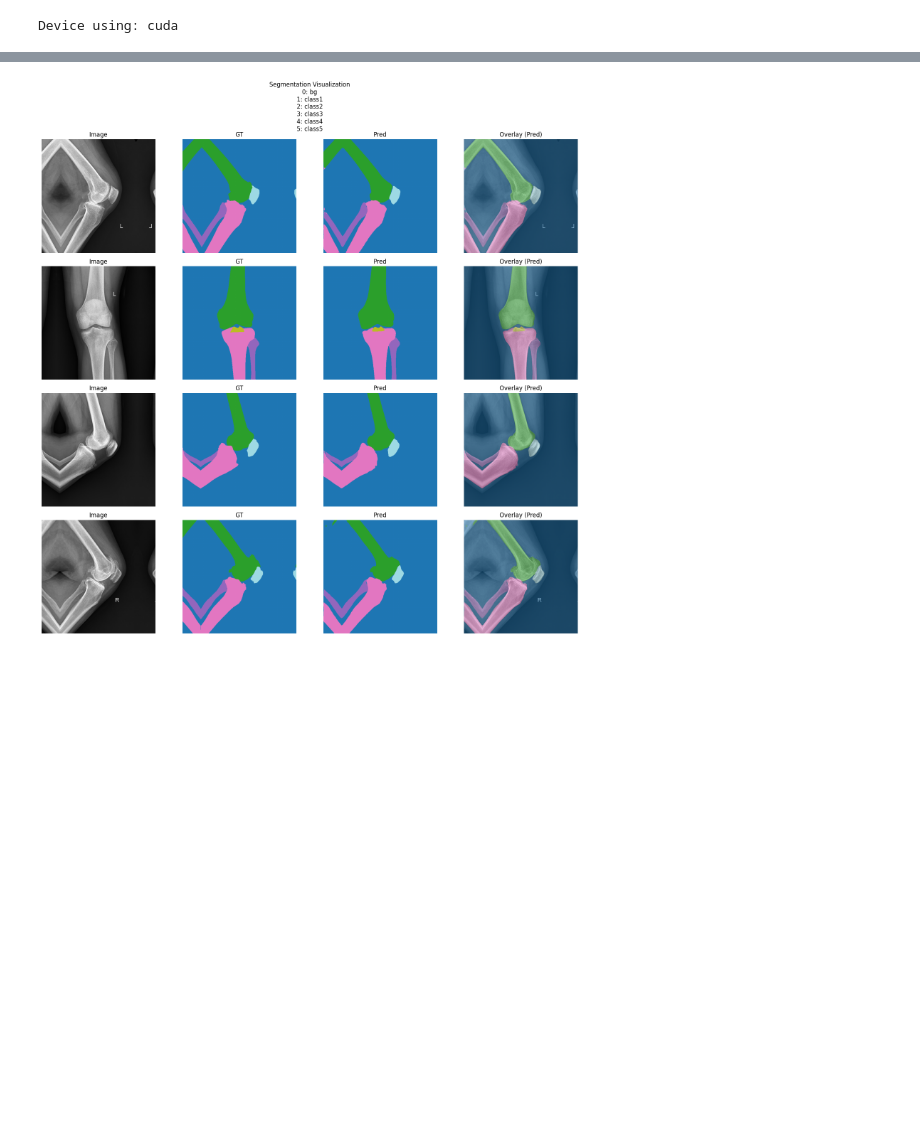
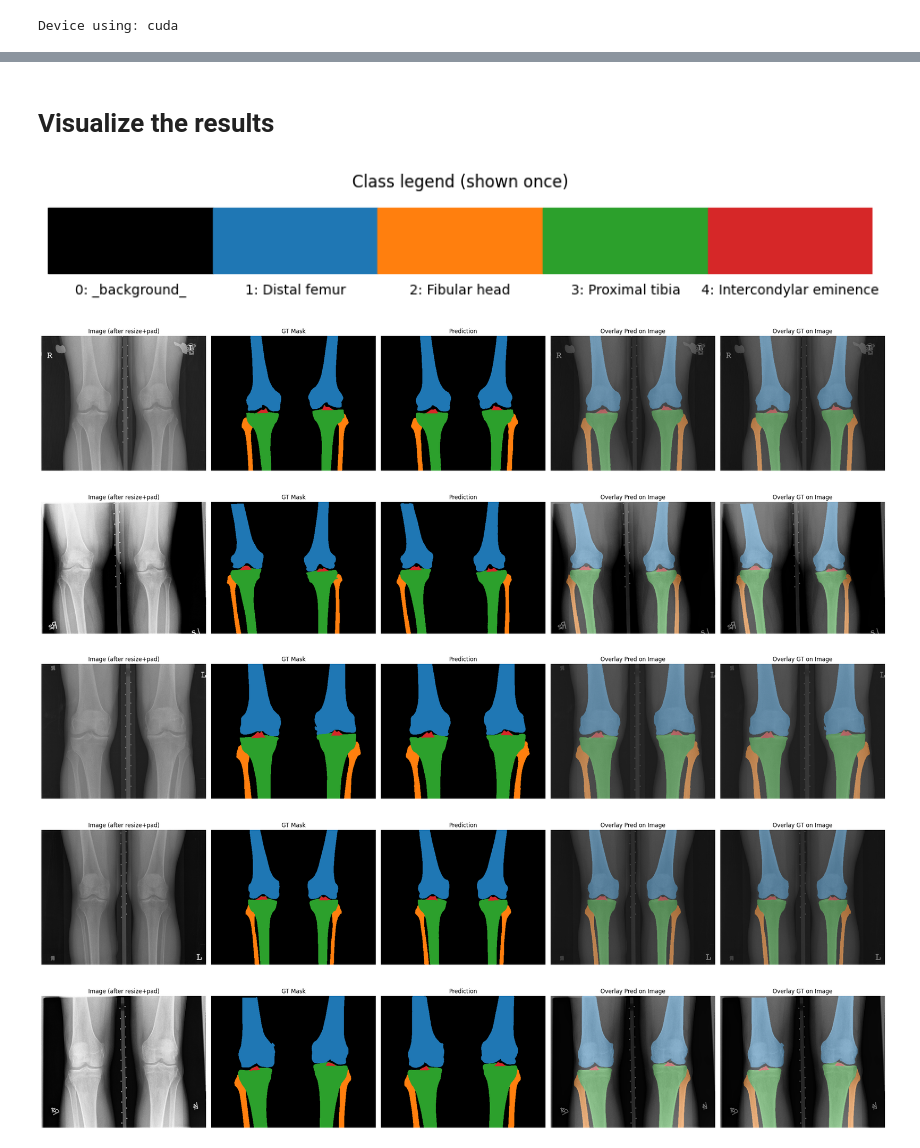
Before and after one commit to ducnguyentrungai/Knee-X-ray-Anatomy-Segmentation, a Jupyter notebook: src/knee-x-ray-segmentation-using-unet-model.ipynb, the cells around one changed output, grey strips where cells are left out. Saved outputs shown, nothing was run; the diff lists cells and outputs as text; code cells hidden in the pictures; blank space fills up the shorter version.

Commit message:
update code unet

```diff
--- a/src/knee-x-ray-segmentation-using-unet-model.ipynb
+++ b/src/knee-x-ray-segmentation-using-unet-model.ipynb
@@ -95,6 +140,8 @@ test_transform = A.Compose([
 # %%
 train_set = KneeDataset(train_path, train_transform)
+val_set   = KneeDataset(val_path, test_transform)
 test_set  = KneeDataset(test_path, test_transform)
 
-train_loader = DataLoader(train_set, batch_size=32, shuffle=True, num_workers=2)
-test_loader  = DataLoader(test_set, batch_size=32,shuffle=False, num_workers=2)
+train_loader = DataLoader(train_set, batch_size=8, shuffle=True, num_workers=2,  drop_last=True)
+val_loader   = DataLoader(val_set, batch_size=8, shuffle=False, num_workers=2)
+test_loader  = DataLoader(test_set, batch_size=8,shuffle=False, num_workers=2)
@@ -659,11 +967,8 @@ def evaluate_best_checkpoint_on_test(
 # %%
-class_names = ["bg", "class1", "class2", "class3", "class4", "class5"]
-
 res = evaluate_best_checkpoint_on_test(
     model=model,
     checkpoint_path="/kaggle/working/best_unet_knee.pt",
     test_loader=test_loader,
-    num_classes=6,
     device=device,
     class_names=class_names,
     include_background=False,
@@ -851,17 +991,2 @@ def visualize_predictions(
-# %%
-device = torch.device("cuda" if torch.cuda.is_available() else "cpu")
-class_names = ["bg", "class1", "class2", "class3", "class4", "class5"]
-
-visualize_predictions(
-    model=model,
-    loader=test_loader,                   # hoặc val_loader
-    device=device,
-    num_classes=6,
-    class_names=class_names,
-    checkpoint_path="/kaggle/working/best_unet_knee.pt",  # load best
-    max_samples=4,
-    alpha=0.5,
-    save_path=None,             # optional
-)
-# %% [output]
-[figure, removed]
+# %% [markdown]
+# Visualize the results
@@ -867,0 +1153,28 @@ visualize_predictions(
+# %%
+CLASS_BGR = [
+    (0,0,0),
+    (180,119,31),
+    (14,127,255),
+    (44,160,44),
+    (40,39,214),
+    # (189,103,148),
+]
+visualize_segmentation_oai_style(
+    model=model,
+    loader=test_loader,
+    device=device,
+    CLASS_BGR=CLASS_BGR,
+    class_names=class_names,
+    max_samples=5,
+    alpha=0.45,
+    crop_unpad=True,
+    show_gt_overlay=True,
+    show_legend_once=True,   # ✅ in 1 lần
+)
+# %% [output]
+[figure, added]
+[figure, added]
+[figure, added]
+[figure, added]
+[figure, added]
+[figure, added]
```
Also changed, not shown: parts of 21 cells of this notebook.
